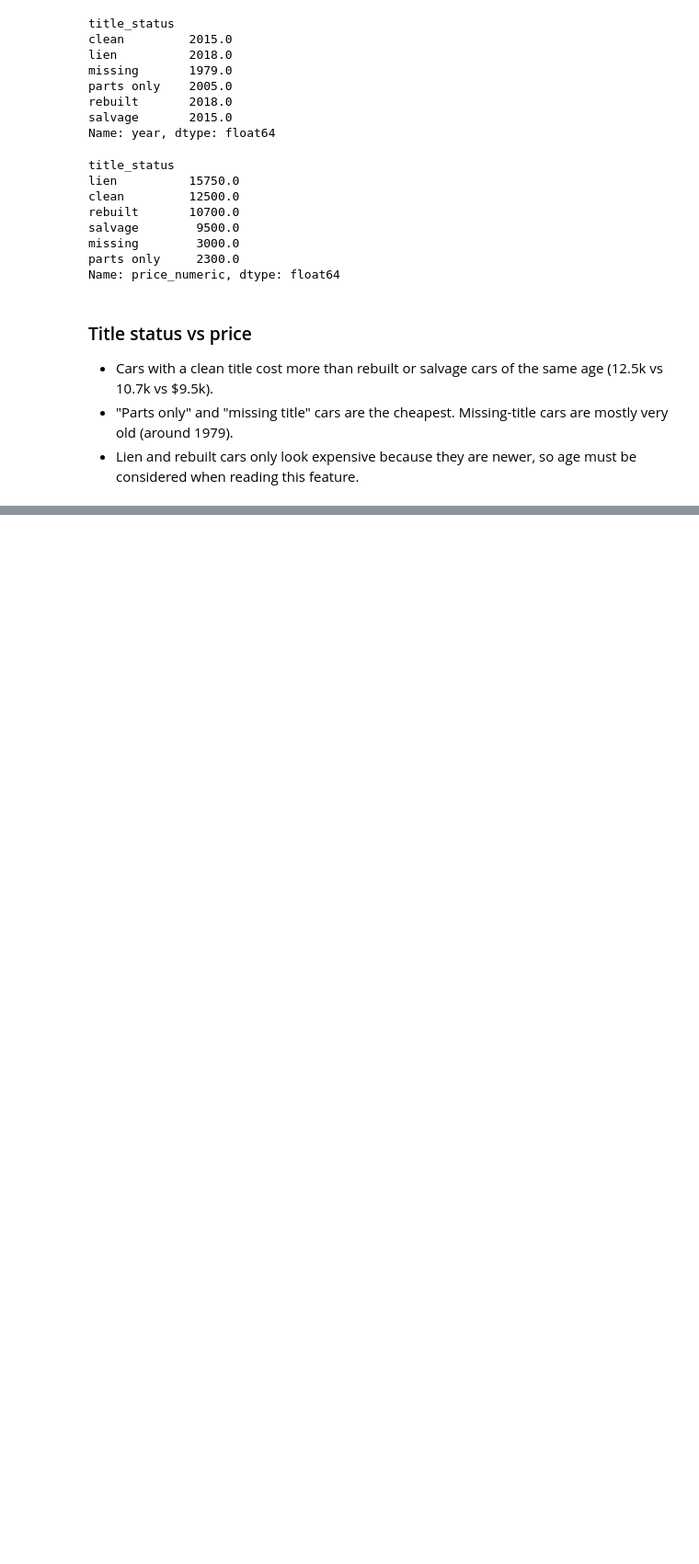
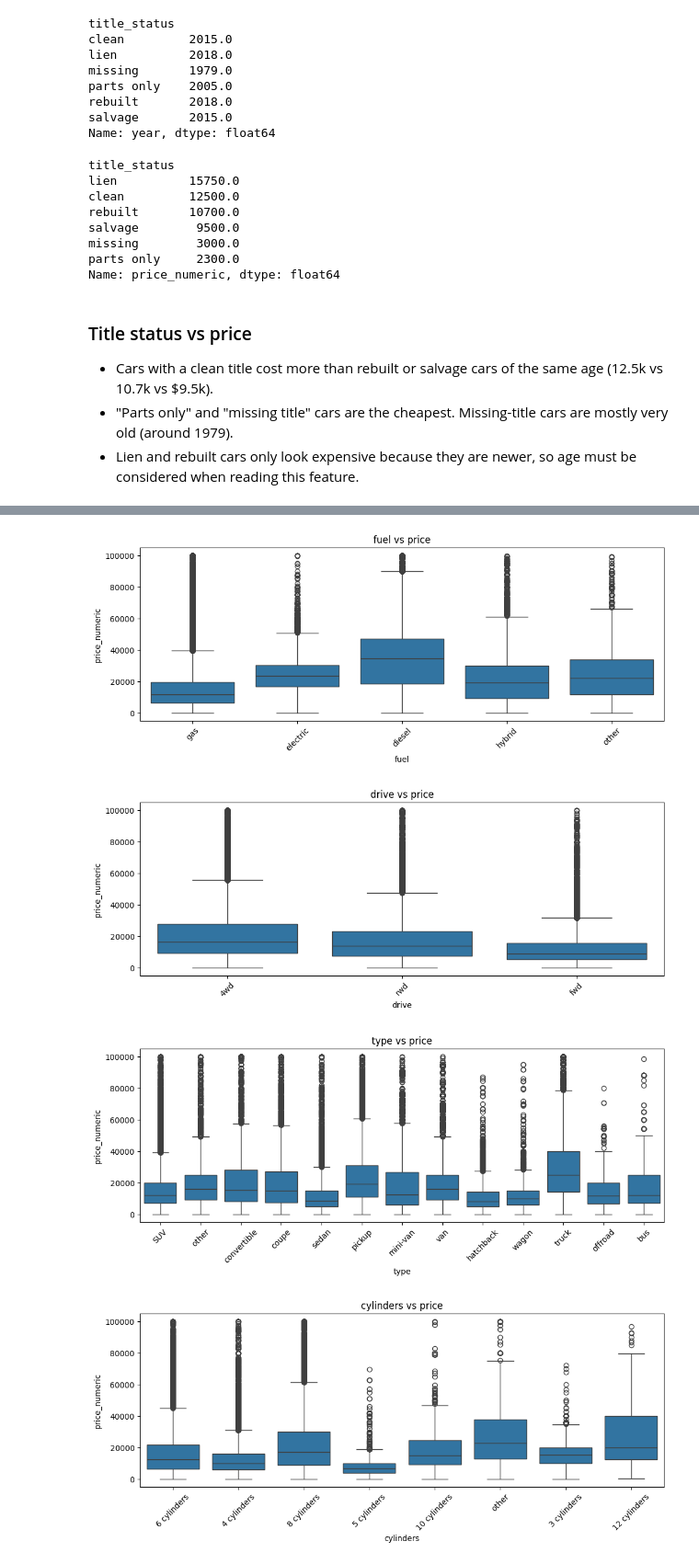
Before and after one commit to dahalaayush000-hue/Ml_journey, a Jupyter notebook: 2.Second/2.Feature_analysis.ipynb, the cells around one changed output, grey strips where cells are left out. Shown at 92% size. Saved outputs shown, nothing was run; the diff lists cells and outputs as text; code cells hidden in the pictures; blank space fills up the shorter version.

```diff
--- a/2.Second/2.Feature_analysis.ipynb
+++ b/2.Second/2.Feature_analysis.ipynb
@@ -641,3 +641,19 @@ Name: price_numeric, dtype: float64
 - Cars with a clean title cost more than rebuilt or salvage cars of the same age (12.5k vs 10.7k vs $9.5k).
 - "Parts only" and "missing title" cars are the cheapest. Missing-title cars are mostly very old (around 1979).
 - Lien and rebuilt cars only look expensive because they are newer, so age must be considered when reading this feature.
+# %%
+cols = ['fuel', 'drive', 'type', 'cylinders', 'seller_type', 'paint_color', 'delivery_available']
+if 'transmission' in temp.columns:
+    cols.append('transmission')
+
+same_age = temp[temp['year'].between(2015, 2017)]
+
+for col in cols:
+    table = pd.DataFrame({
+        'count': temp[col].value_counts(),
+        'median_all': temp.groupby(col)['price_numeric'].median(),
+        'median_2015_17': same_age.groupby(col)['price_numeric'].median()
+    })
+    print('=====', col, '=====')
+    print(table.sort_values('median_all', ascending=False))
+    print()
@@ -643,0 +678,12 @@ Name: price_numeric, dtype: float64
+# %%
+for col in cols:
+    plt.figure(figsize=(12, 4))
+    sns.boxplot(x=plot_df[col], y=plot_df['price_numeric'])
+    plt.xticks(rotation=45)
+    plt.title(col + ' vs price')
+    plt.show()
+# %% [output]
+[figure, added]
+[figure, added]
+[figure, added]
+[figure, added]
```
Also changed, not shown: parts of 5 cells of this notebook.
